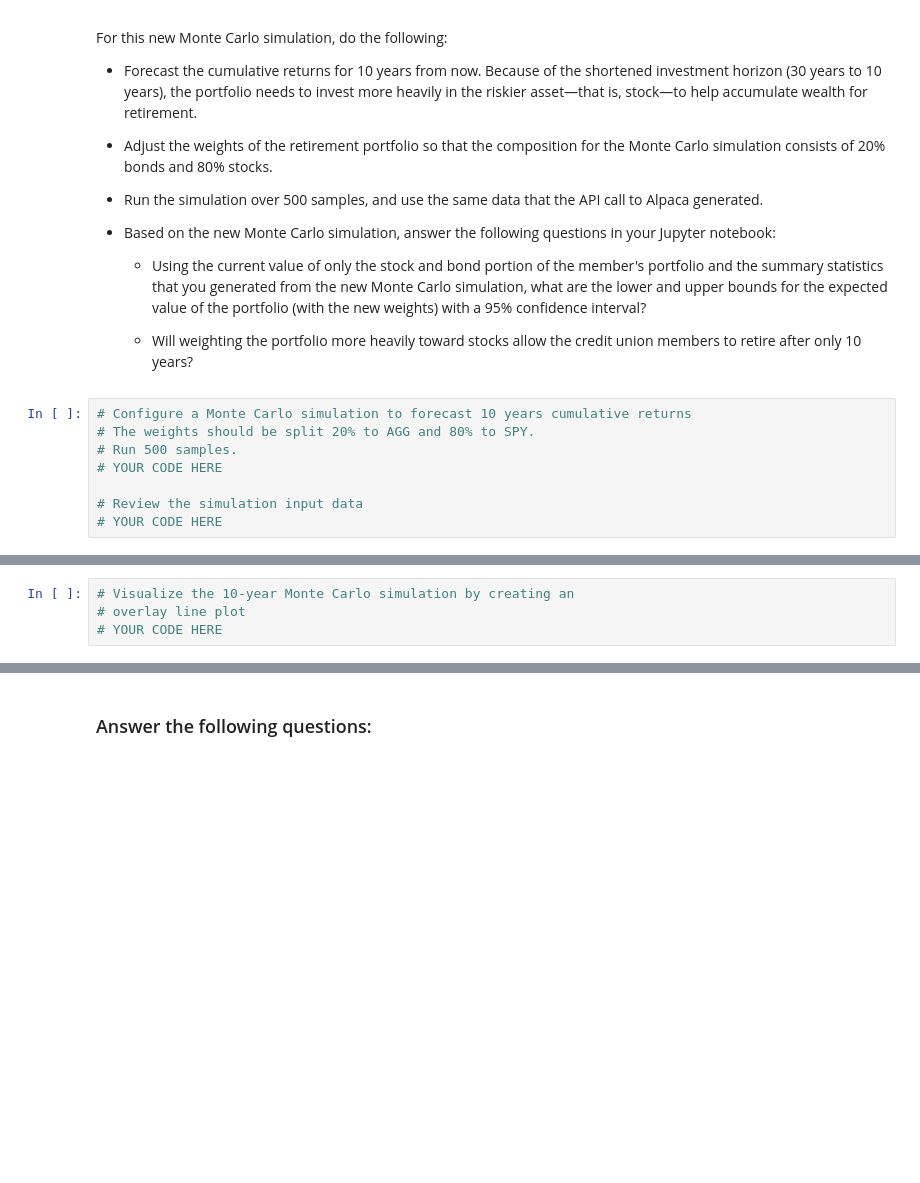
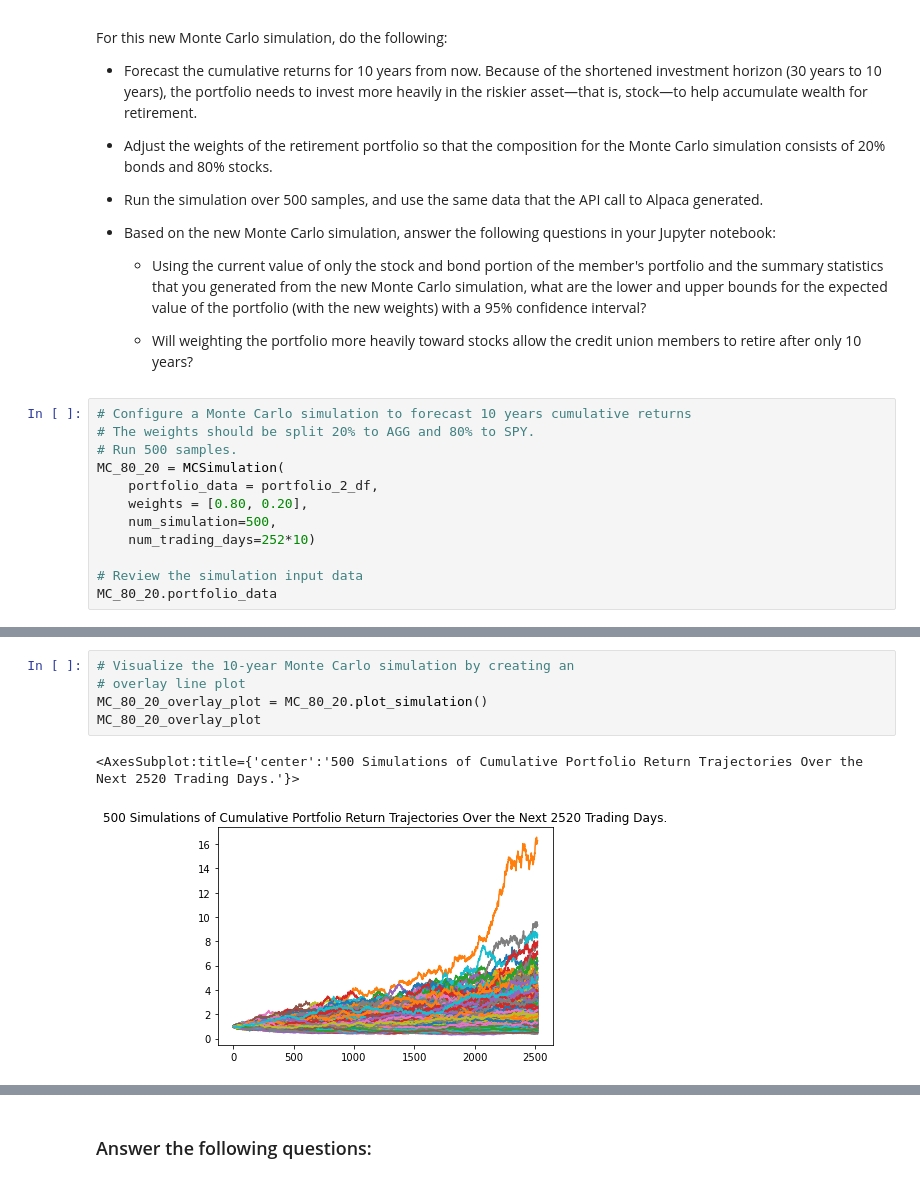
Before and after one commit to jasonbucks/Module_5, a Jupyter notebook: financial_planning_tools.ipynb, the cells around one changed output, grey strips where cells are left out. Saved outputs shown, nothing was run; the diff lists cells and outputs as text; blank space fills up the shorter version.

```diff
--- a/financial_planning_tools.ipynb
+++ b/financial_planning_tools.ipynb
@@ -513,7 +671,11 @@ For this new Monte Carlo simulation, do the following:
 # Configure a Monte Carlo simulation to forecast 10 years cumulative returns
 # The weights should be split 20% to AGG and 80% to SPY.
 # Run 500 samples.
-# YOUR CODE HERE
+MC_80_20 = MCSimulation(
+    portfolio_data = portfolio_2_df,
+    weights = [0.80, 0.20],
+    num_simulation=500,
+    num_trading_days=252*10)
 
 # Review the simulation input data
-# YOUR CODE HERE
+MC_80_20.portfolio_data
@@ -523,7 +743,11 @@ For this new Monte Carlo simulation, do the following:
 # %%
 # Visualize the 10-year Monte Carlo simulation by creating an
 # overlay line plot
-# YOUR CODE HERE
+MC_80_20_overlay_plot = MC_80_20.plot_simulation()
+MC_80_20_overlay_plot
+# %% [output]
+<AxesSubplot:title={'center':'500 Simulations of Cumulative Portfolio Return Trajectories Over the Next 2520 Trading Days.'}>
+[figure, added]
 # %%
 # Visualize the probability distribution of the 10-year Monte Carlo simulation
 # by plotting a histogram
```
Also changed, not shown: parts of 40 cells of this notebook.
